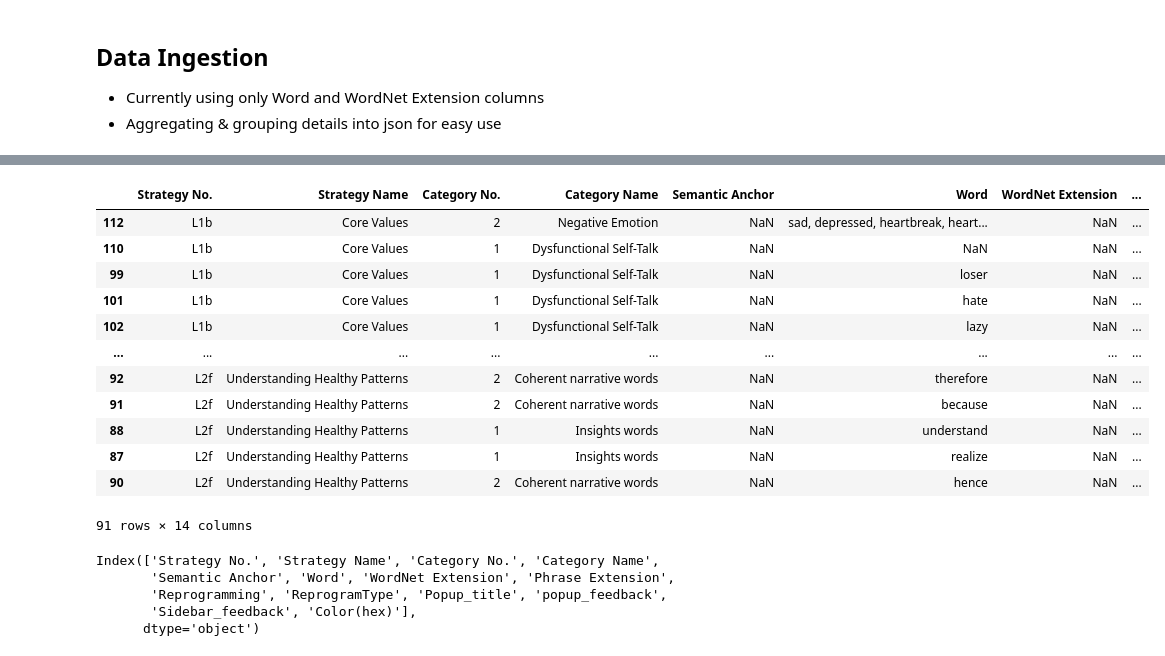
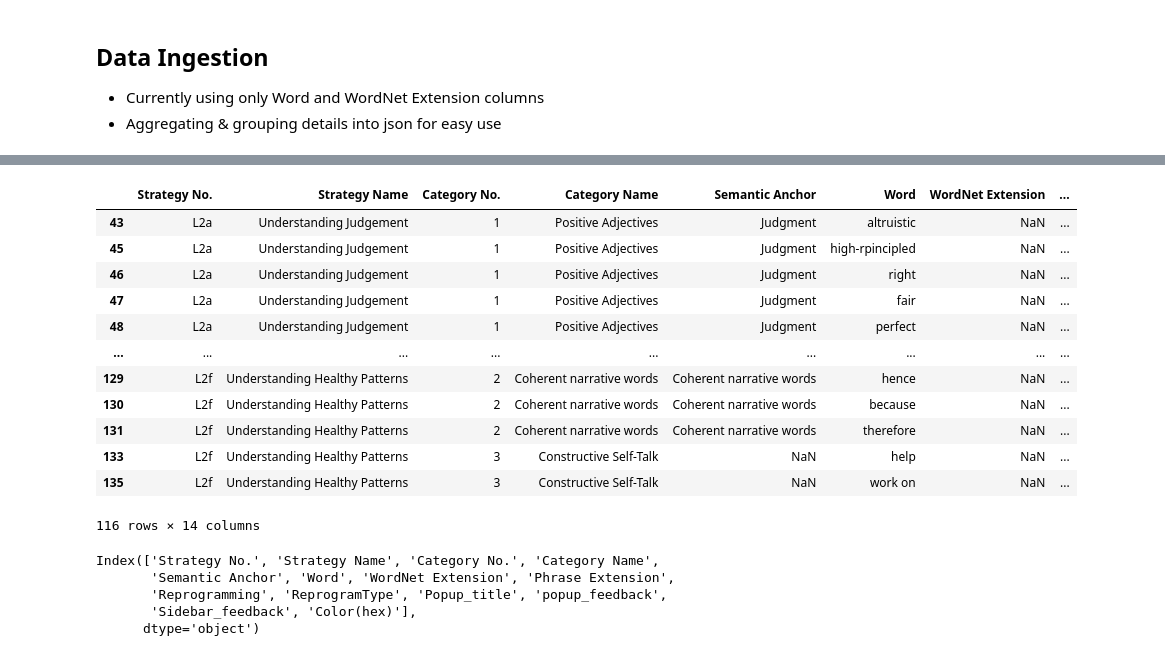
Before and after one commit to ucla-hci/journal, a Jupyter notebook: dict/data_ingestion.ipynb, the cells around one changed output, grey strips where cells are left out. Saved outputs shown, nothing was run; the diff lists cells and outputs as text; code cells hidden in the pictures.

```diff
--- a/dict/data_ingestion.ipynb
+++ b/dict/data_ingestion.ipynb
@@ -8,7 +8,7 @@ import pandas as pd
 import json
 import numpy as np
 # %%
-df = pd.read_csv('dict4dataset_06_21_22.csv')
+df = pd.read_csv('dict4dataset_06_22_22.csv')
 # %%
 df
 # %% [output]
@@ -28,35 +28,37 @@ df
 # %%
-df_clean = df.replace({"Word": "/", "WordNet Extension": "/", "Phrase Extension": "/"}, np.nan) \
+df_clean = df.dropna(subset=['Strategy No.'])
+df_clean = df_clean[df_clean['Strategy No.'].str.contains('L2')]
+df_clean = df_clean.replace({"Word": "/", "WordNet Extension": "/", "Phrase Extension": "/"}, np.nan) \
              .dropna(subset=['Category No.']) \
              .astype({'Category No.': 'int32'}) \
              .sort_values(["Strategy No."])
 
 # df_clean = df.dropna(subset=['Category No.']) \
 #              .astype({'Category No.': 'int32'}) \
 #              .sort_values(["Strategy No."])
 
 # for wordnet extension split at comma
 df_clean['WordNet Extension'] = df_clean['WordNet Extension'].apply(lambda x: x.split(',') if isinstance(x,str) else x)
 df_clean['Phrase Extension'] = df_clean['Phrase Extension'].apply(lambda x: x.split(',') if isinstance(x,str) else x)
 
 # for reprogramming split at ;
 df_clean['Reprogramming'] = df_clean['Reprogramming'].apply(lambda x: x.split(';') if isinstance(x,str) else x)
 
 df_clean
 # %% [output]
 |  | Strategy No. | Strategy Name | Category No. | Category Name | Semantic Anchor | Word | WordNet Extension | ... |
-| 112 | L1b | Core Values | 2 | Negative Emotion | NaN | sad, depressed, heartbreak, heart... | NaN | ... |
-| 110 | L1b | Core Values | 1 | Dysfunctional Self-Talk | NaN | NaN | NaN | ... |
-| 99 | L1b | Core Values | 1 | Dysfunctional Self-Talk | NaN | loser | NaN | ... |
-| 101 | L1b | Core Values | 1 | Dysfunctional Self-Talk | NaN | hate | NaN | ... |
-| 102 | L1b | Core Values | 1 | Dysfunctional Self-Talk | NaN | lazy | NaN | ... |
+| 43 | L2a | Understanding Judgement | 1 | Positive Adjectives | Judgment | altruistic | NaN | ... |
+| 45 | L2a | Understanding Judgement | 1 | Positive Adjectives | Judgment | high-rpincipled | NaN | ... |
+| 46 | L2a | Understanding Judgement | 1 | Positive Adjectives | Judgment | right | NaN | ... |
+| 47 | L2a | Understanding Judgement | 1 | Positive Adjectives | Judgment | fair | NaN | ... |
+| 48 | L2a | Understanding Judgement | 1 | Positive Adjectives | Judgment | perfect | NaN | ... |
 | ... | ... | ... | ... | ... | ... | ... | ... | ... |
-| 92 | L2f | Understanding Healthy Patterns | 2 | Coherent narrative words | NaN | therefore | NaN | ... |
-| 91 | L2f | Understanding Healthy Patterns | 2 | Coherent narrative words | NaN | because | NaN | ... |
-| 88 | L2f | Understanding Healthy Patterns | 1 | Insights words | NaN | understand | NaN | ... |
-| 87 | L2f | Understanding Healthy Patterns | 1 | Insights words | NaN | realize | NaN | ... |
-| 90 | L2f | Understanding Healthy Patterns | 2 | Coherent narrative words | NaN | hence | NaN | ... |
+| 129 | L2f | Understanding Healthy Patterns | 2 | Coherent narrative words | Coherent narrative words | hence | NaN | ... |
+| 130 | L2f | Understanding Healthy Patterns | 2 | Coherent narrative words | Coherent narrative words | because | NaN | ... |
+| 131 | L2f | Understanding Healthy Patterns | 2 | Coherent narrative words | Coherent narrative words | therefore | NaN | ... |
+| 133 | L2f | Understanding Healthy Patterns | 3 | Constructive Self-Talk | NaN | help | NaN | ... |
+| 135 | L2f | Understanding Healthy Patterns | 3 | Constructive Self-Talk | NaN | work on | NaN | ... |
-91 rows × 14 columns
+116 rows × 14 columns
 # %%
 df_clean.columns
 # %% [output]
```
Also changed, not shown: parts of 9 cells of this notebook, 4 other files.
